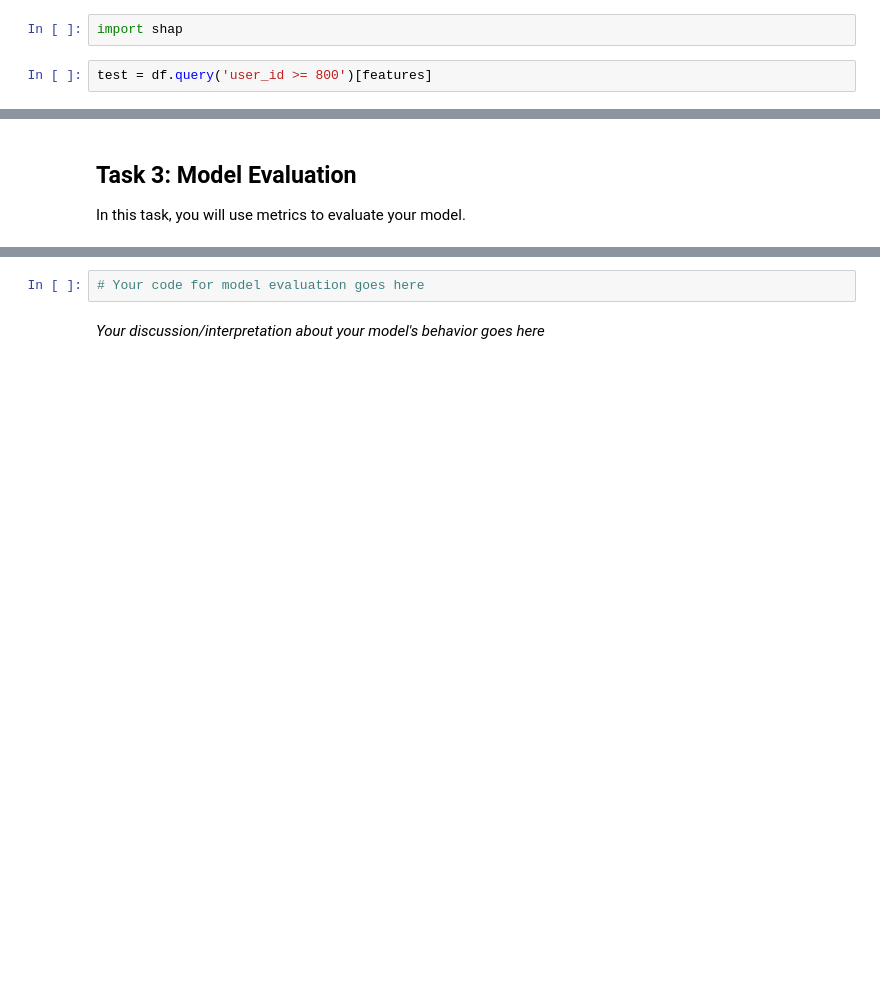
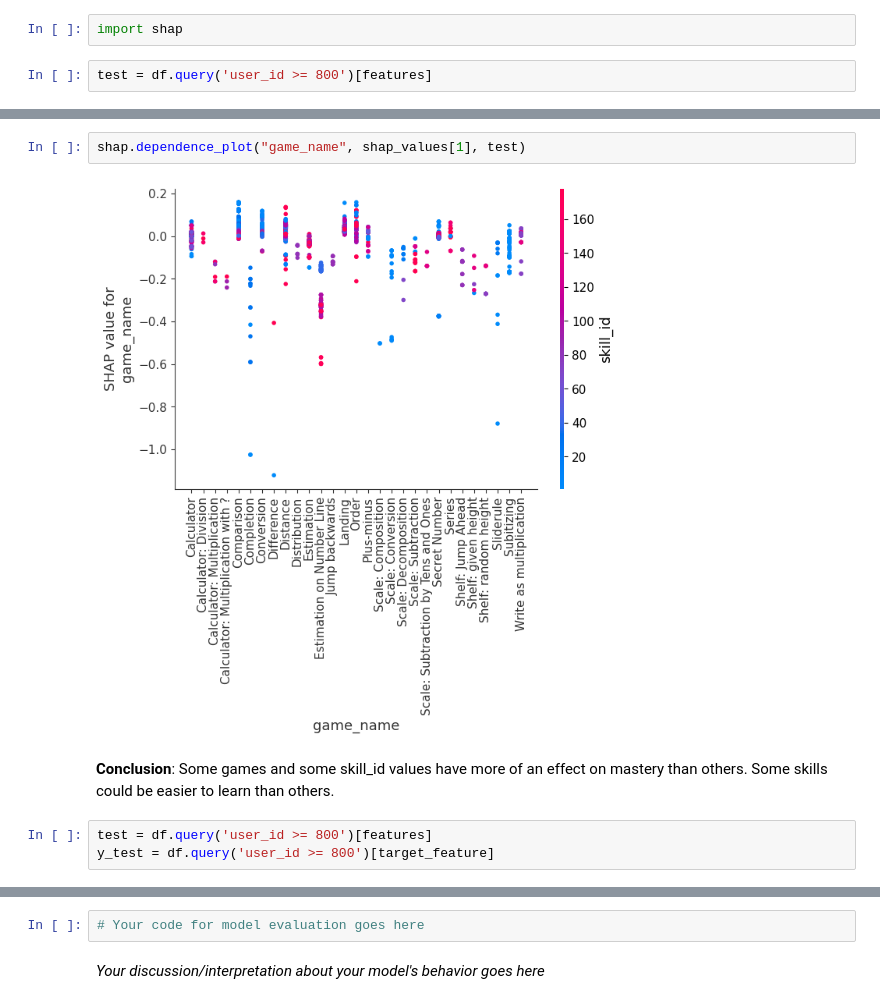
Before and after one commit to ewaMiazga/mlbdProject-2023, a Jupyter notebook: project/milestone-04/m4_calcularis_calcularis_crusaders.ipynb, the cells around one changed output, grey strips where cells are left out. Drawn from its saved outputs; the diff is of its cells as text; blank space fills up the shorter version.

```diff
--- a/project/milestone-04/m4_calcularis_calcularis_crusaders.ipynb
+++ b/project/milestone-04/m4_calcularis_calcularis_crusaders.ipynb
@@ -598,3 +648,9 @@ shap.dependence_plot("skill_id", shap_values[1], test)
-# %% [markdown]
-## Task 3: Model Evaluation
-In this task, you will use metrics to evaluate your model.
+# %%
+shap.dependence_plot("game_name", shap_values[1], test)
+# %% [output]
+[figure, added]
+# %% [markdown]
+__Conclusion__: Some games and some skill_id values have more of an effect on mastery than others. Some skills could be easier to learn than others.
+# %%
+test = df.query('user_id >= 800')[features]
+y_test = df.query('user_id >= 800')[target_feature]
```
Also changed, not shown: parts of 27 cells of this notebook, 1 other file.
